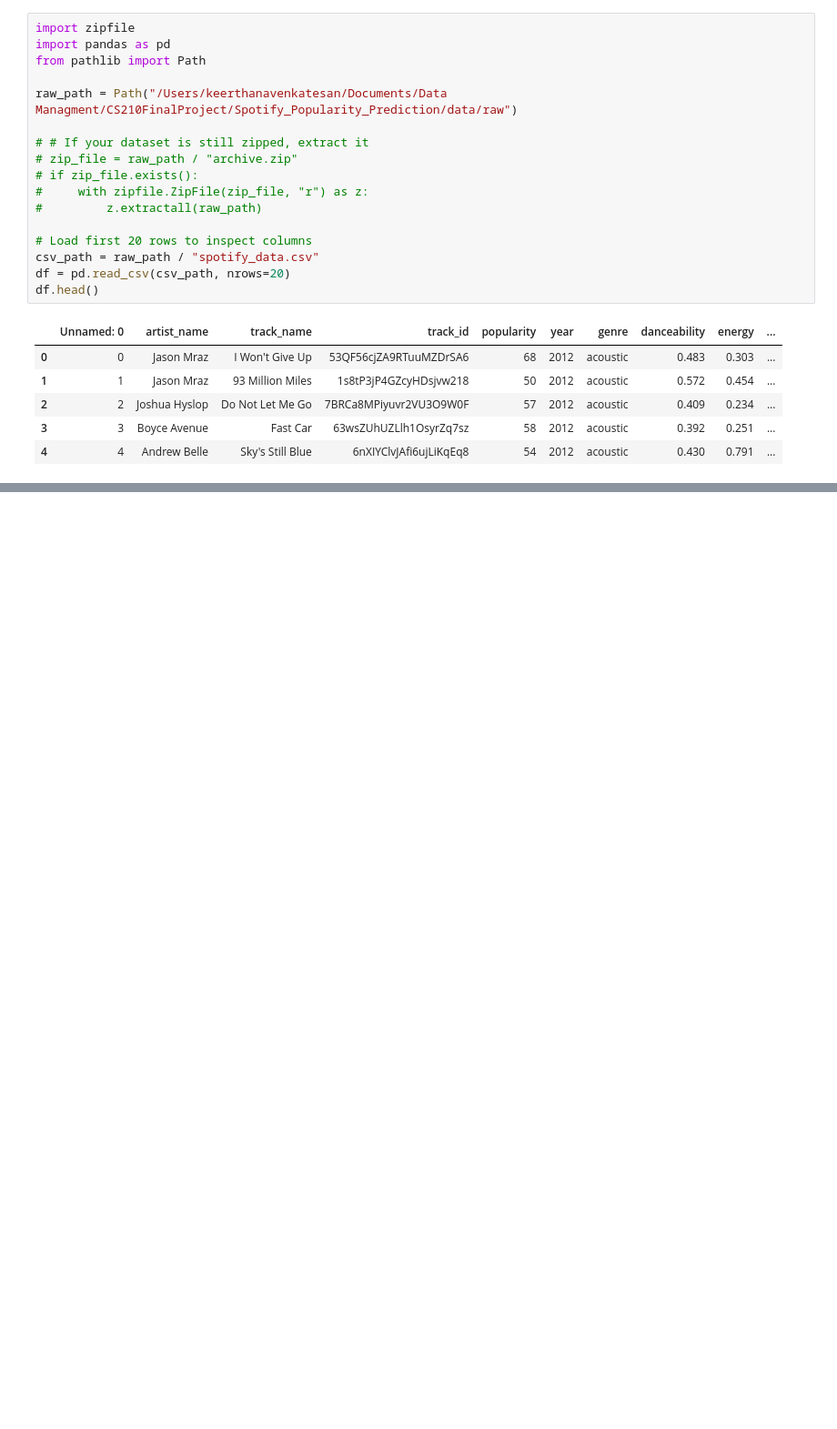
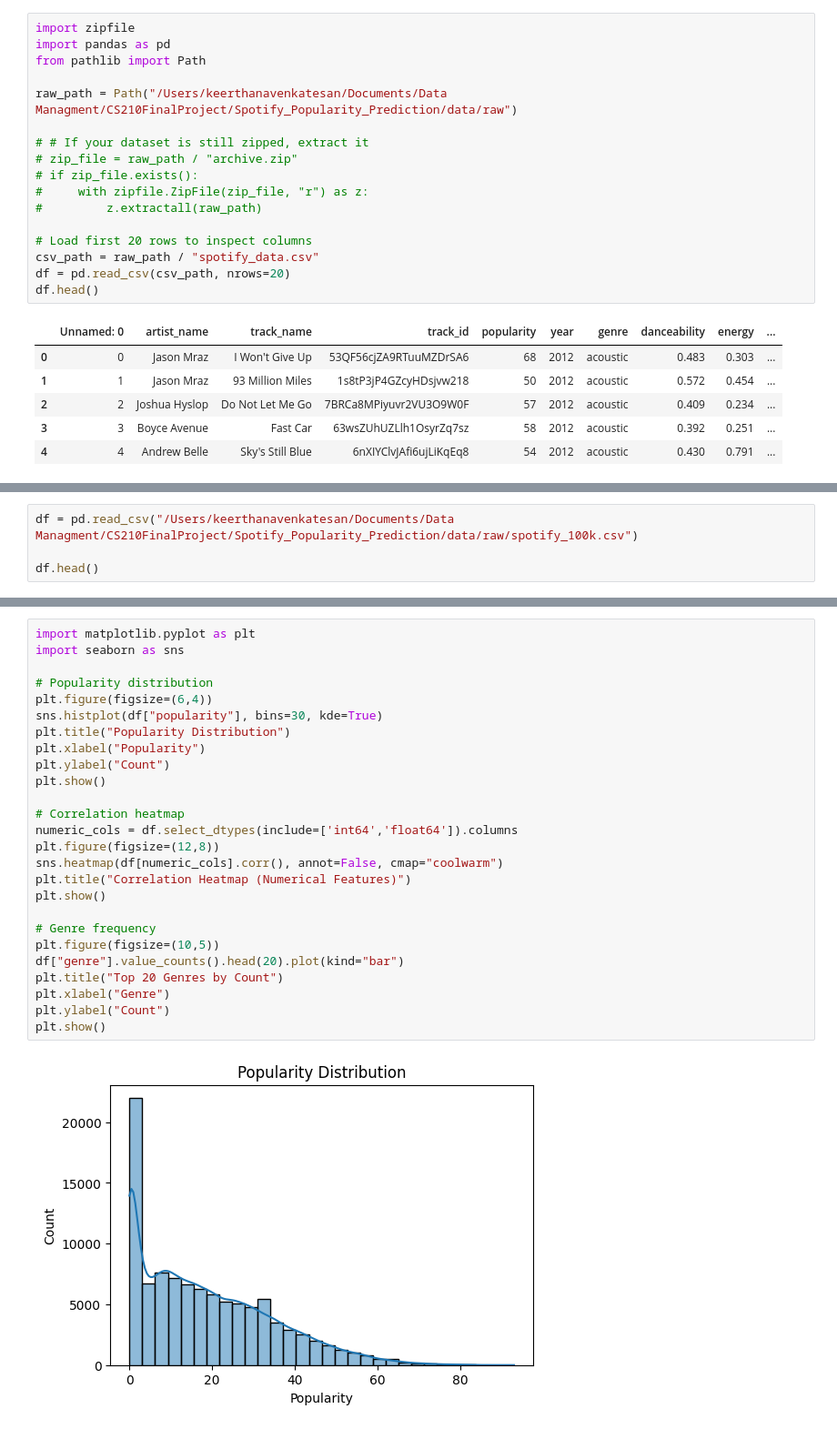
Before and after one commit to keerthanavenkatesan415/Spotify_Popularity_Prediction, a Jupyter notebook: notebooks/01_exploration.ipynb, the cells around one changed output, grey strips where cells are left out. Shown: that part at 91% size. Saved outputs shown, nothing was run; the diff lists cells and outputs as text; blank space fills up the shorter version.

Commit message:
Checkpoint: Restructured project, updated .gitignore, added SQL database, finalized Notebook 1 and Notebook 2 (SQL). Prepared preprocessing notebook for restart.

```diff
--- a/notebooks/01_exploration.ipynb
+++ b/notebooks/01_exploration.ipynb
@@ -39,3 +39,7 @@ clean_path = Path("/Users/keerthanavenkatesan/Documents/Data Managment/CS210Fina
 clean_path.mkdir(parents=True, exist_ok=True)
 
 df_sample.to_csv(clean_path / "spotify_100k.csv", index=False)
+# %%
+df = pd.read_csv("/Users/keerthanavenkatesan/Documents/Data Managment/CS210FinalProject/Spotify_Popularity_Prediction/data/raw/spotify_100k.csv")
+
+df.head()
@@ -41,0 +117,28 @@ df_sample.to_csv(clean_path / "spotify_100k.csv", index=False)
+# %%
+import matplotlib.pyplot as plt
+import seaborn as sns
+
+# Popularity distribution
+plt.figure(figsize=(6,4))
+sns.histplot(df["popularity"], bins=30, kde=True)
+plt.title("Popularity Distribution")
+plt.xlabel("Popularity")
+plt.ylabel("Count")
+plt.show()
+
+# Correlation heatmap
+numeric_cols = df.select_dtypes(include=['int64','float64']).columns
+plt.figure(figsize=(12,8))
+sns.heatmap(df[numeric_cols].corr(), annot=False, cmap="coolwarm")
+plt.title("Correlation Heatmap (Numerical Features)")
+plt.show()
+
+# Genre frequency
+plt.figure(figsize=(10,5))
+df["genre"].value_counts().head(20).plot(kind="bar")
+plt.title("Top 20 Genres by Count")
+plt.xlabel("Genre")
+plt.ylabel("Count")
+plt.show()
+# %% [output]
+[figure, added]
```
Also changed, not shown: parts of 5 cells of this notebook, 6 other files.
